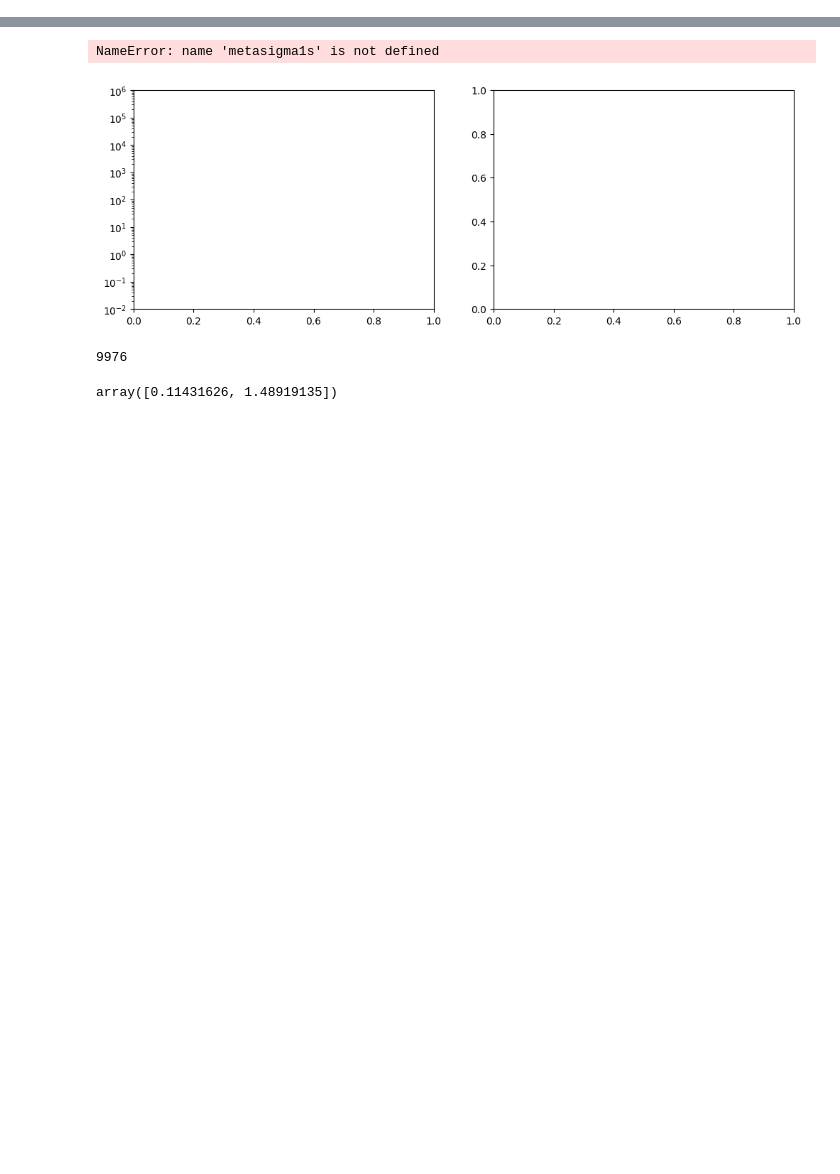
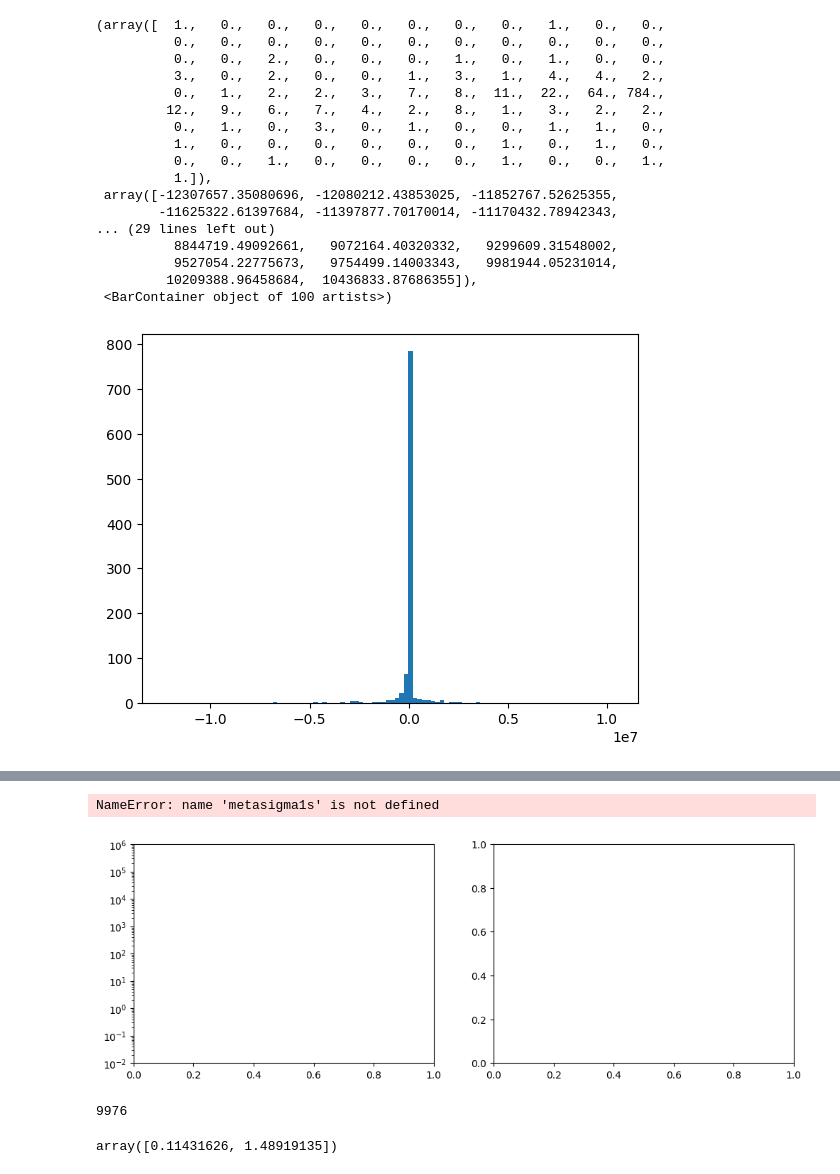
Before and after one commit to BGasperov/FERLUDE, a Jupyter notebook: code/Mutation Rates Experimentation - no selective pressure_new.ipynb, the cells around one changed output, grey strips where cells are left out. Drawn from its saved outputs; the diff is of its cells as text; code cells hidden in the pictures; blank space fills up the shorter version.

```diff
--- a/code/Mutation Rates Experimentation - no selective pressure_new.ipynb
+++ b/code/Mutation Rates Experimentation - no selective pressure_new.ipynb
@@ -5,3 +5,27 @@ import os
 from scipy.stats import vonmises, t
 # %%
 #os.chdir(r"D://simul2")
+# %%
+sigmasex = 0.1*np.ones(1000)
+for i in range(10000000):
+    sigmasex += np.random.normal(0,np.sqrt(abs(sigmasex)))
+plt.hist(sigmasex, bins=100)
+# %% [output]
+(array([  1.,   0.,   0.,   0.,   0.,   0.,   0.,   0.,   1.,   0.,   0.,
+          0.,   0.,   0.,   0.,   0.,   0.,   0.,   0.,   0.,   0.,   0.,
+          0.,   0.,   2.,   0.,   0.,   0.,   1.,   0.,   1.,   0.,   0.,
+          3.,   0.,   2.,   0.,   0.,   1.,   3.,   1.,   4.,   4.,   2.,
+          0.,   1.,   2.,   2.,   3.,   7.,   8.,  11.,  22.,  64., 784.,
+         12.,   9.,   6.,   7.,   4.,   2.,   8.,   1.,   3.,   2.,   2.,
+          0.,   1.,   0.,   3.,   0.,   1.,   0.,   0.,   1.,   1.,   0.,
+          1.,   0.,   0.,   0.,   0.,   0.,   0.,   1.,   0.,   1.,   0.,
+          0.,   0.,   1.,   0.,   0.,   0.,   0.,   1.,   0.,   0.,   1.,
+          1.]),
+ array([-12307657.35080696, -12080212.43853025, -11852767.52625355,
+        -11625322.61397684, -11397877.70170014, -11170432.78942343,
+... (29 lines left out)
+          8844719.49092661,   9072164.40320332,   9299609.31548002,
+          9527054.22775673,   9754499.14003343,   9981944.05231014,
+         10209388.96458684,  10436833.87686355]),
+ <BarContainer object of 100 artists>)
+[figure, added]
```
Also changed, not shown: parts of 14 cells of this notebook.
